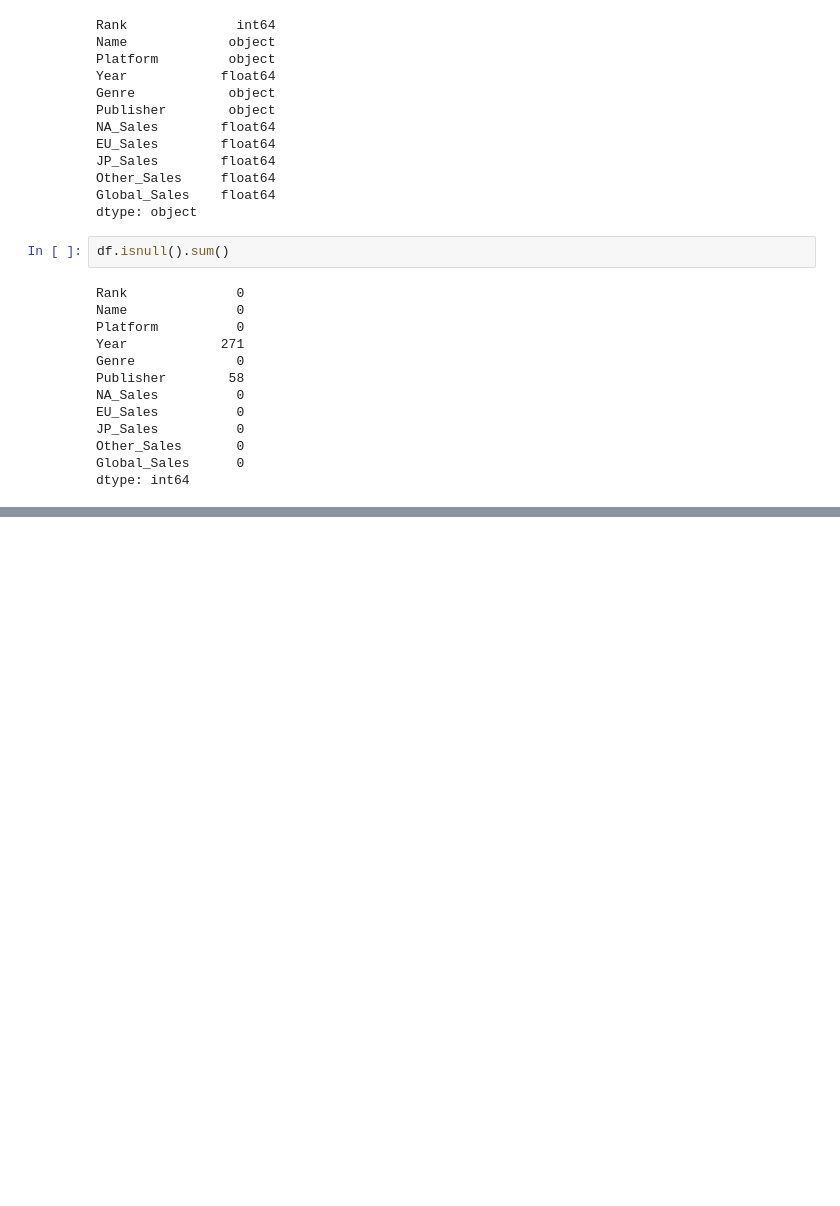
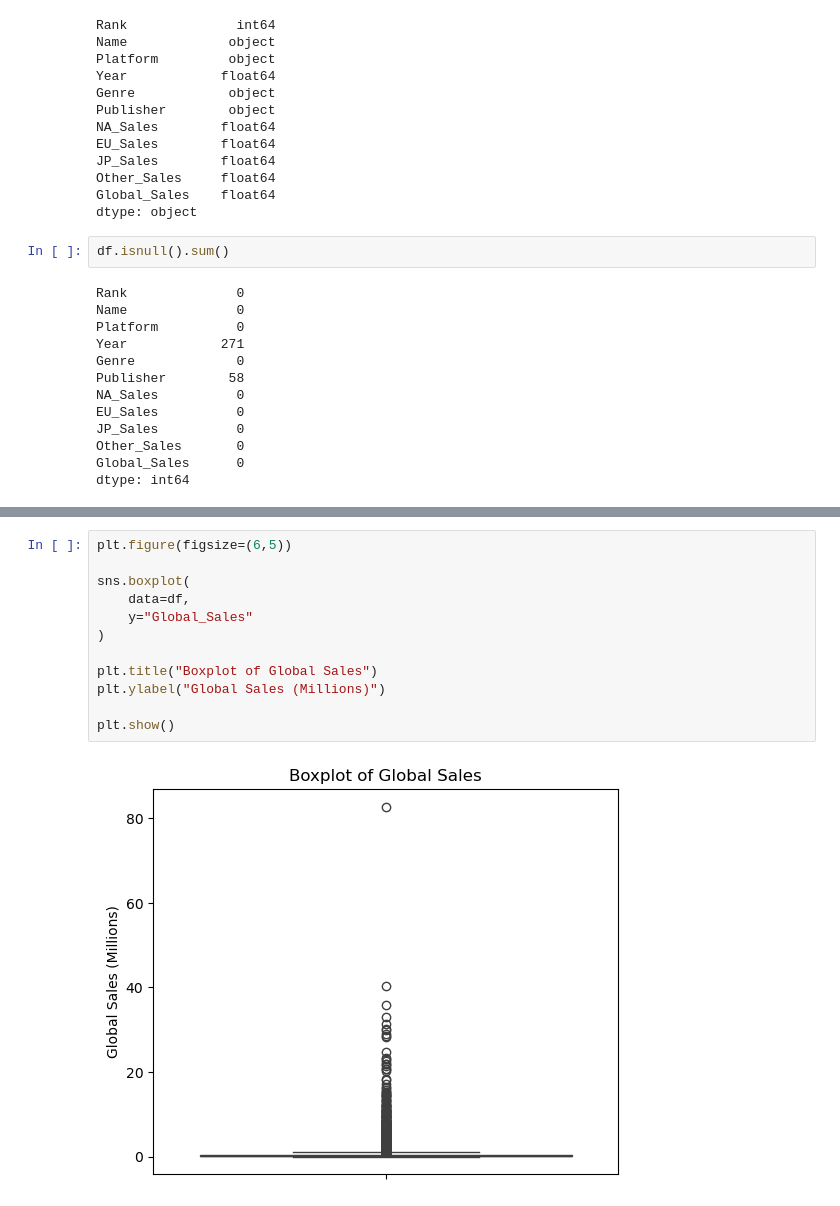
Before and after one commit to Geass4955/Projects, a Jupyter notebook: Video Game Sales Analysis/vgsales.ipynb, the cells around one changed output, grey strips where cells are left out. Drawn from its saved outputs; the diff is of its cells as text; blank space fills up the shorter version.

```diff
--- a/Video Game Sales Analysis/vgsales.ipynb
+++ b/Video Game Sales Analysis/vgsales.ipynb
@@ -79,0 +572,14 @@ df.describe(include="all")
+# %%
+plt.figure(figsize=(6,5))
+
+sns.boxplot(
+    data=df,
+    y="Global_Sales"
+)
+
+plt.title("Boxplot of Global Sales")
+plt.ylabel("Global Sales (Millions)")
+
+plt.show()
+# %% [output]
+[figure, added]
```
Also changed, not shown: parts of 53 cells of this notebook.
